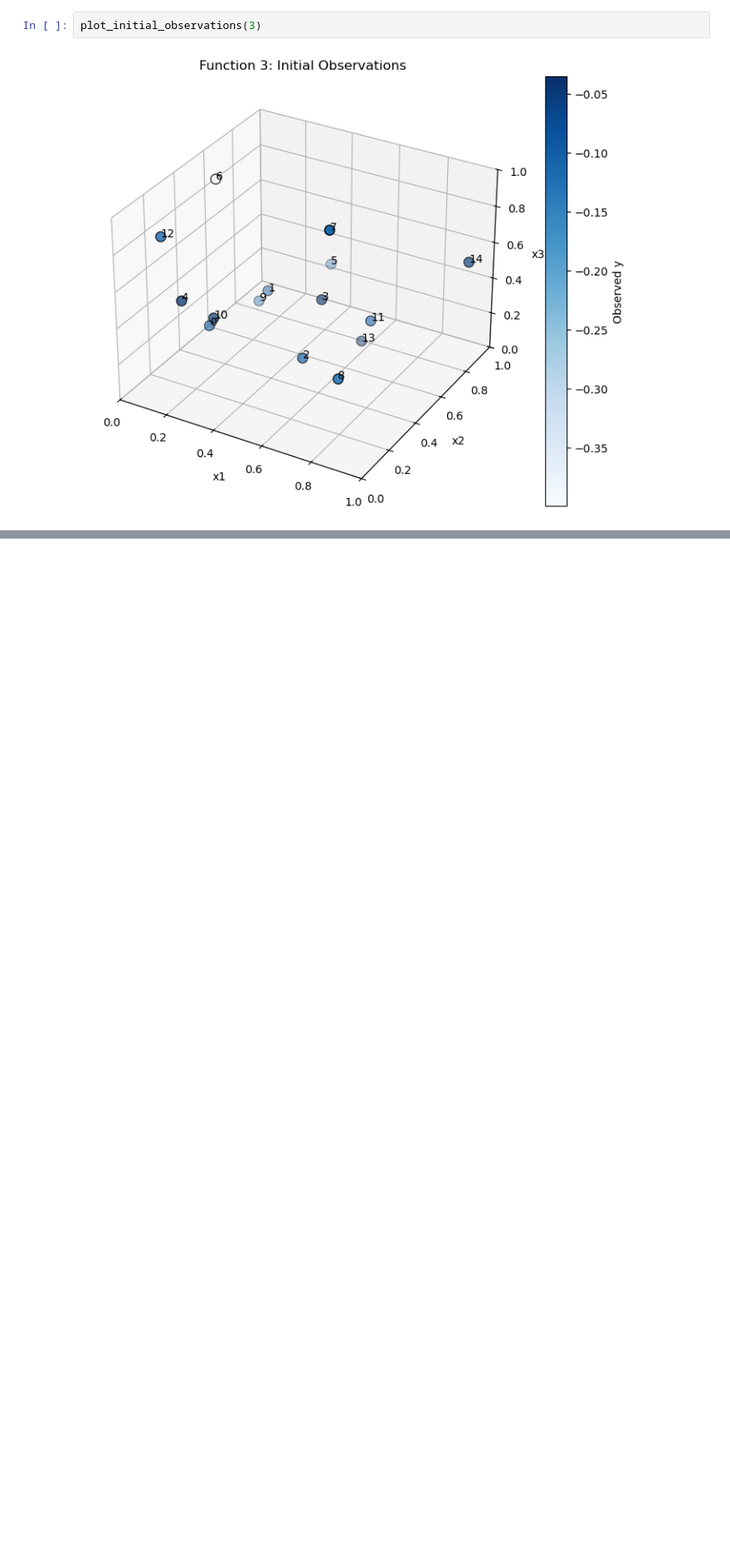
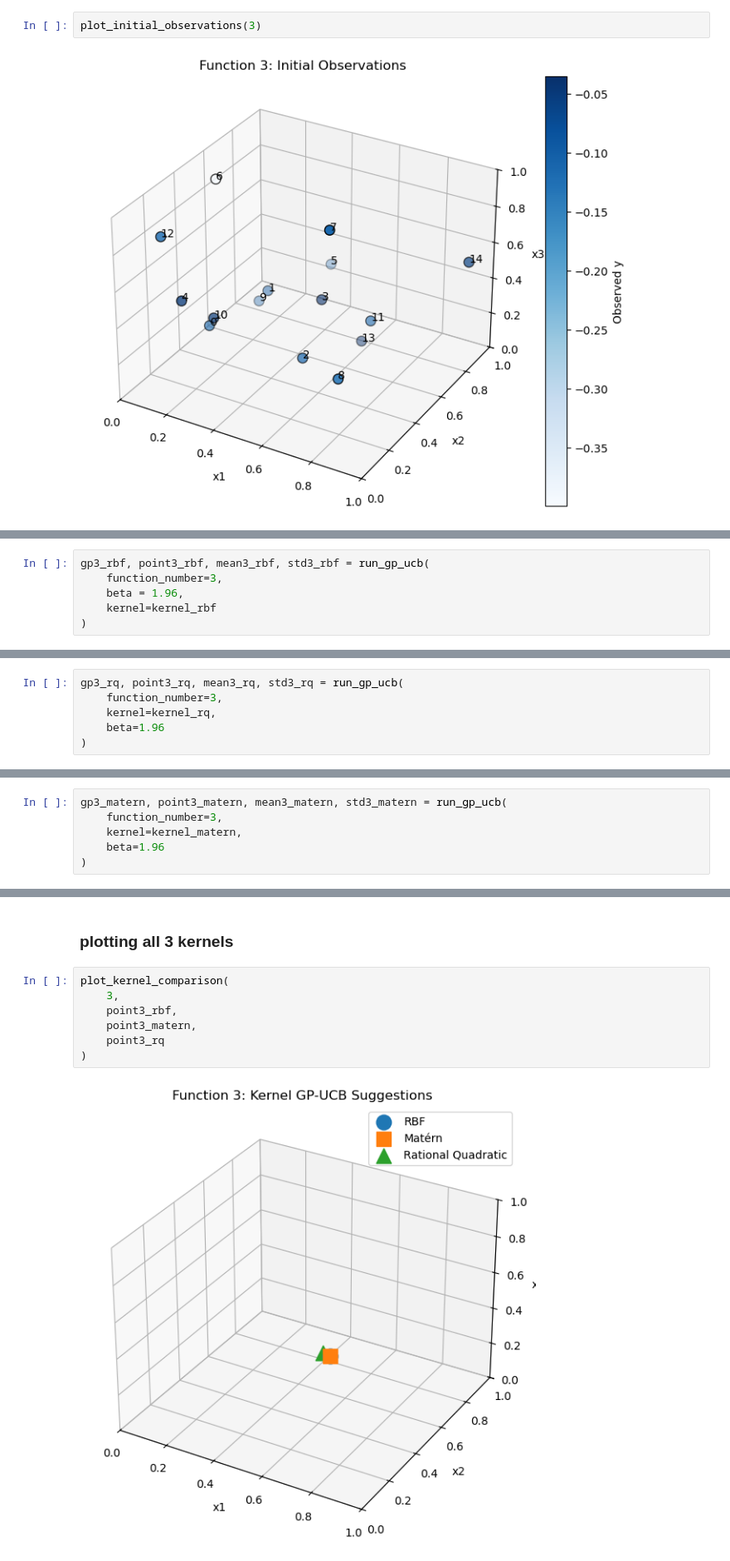
Before and after one commit to mkamar17/bbocapstone, a Jupyter notebook: project/stage-two/initial_data/master_notebook_analysis.ipynb, the cells around one changed output, grey strips where cells are left out. Shown at 83% size. Drawn from its saved outputs; the diff is of its cells as text; blank space fills up the shorter version.

Commit message:
completed query choices for all functions using gp with 3 different kernels approach

```diff
--- a/project/stage-two/initial_data/master_notebook_analysis.ipynb
+++ b/project/stage-two/initial_data/master_notebook_analysis.ipynb
@@ -419,0 +456,6 @@ plt.show()
+# %%
+gp3_rbf, point3_rbf, mean3_rbf, std3_rbf = run_gp_ucb(
+    function_number=3,
+    beta = 1.96,
+    kernel=kernel_rbf
+)
@@ -419,0 +469,6 @@ plt.show()
+# %%
+gp3_rq, point3_rq, mean3_rq, std3_rq = run_gp_ucb(
+    function_number=3,
+    kernel=kernel_rq,
+    beta=1.96
+)
@@ -419,0 +482,6 @@ plt.show()
+# %%
+gp3_matern, point3_matern, mean3_matern, std3_matern = run_gp_ucb(
+    function_number=3,
+    kernel=kernel_matern,
+    beta=1.96
+)
@@ -419,0 +495,11 @@ plt.show()
+# %% [markdown]
+### plotting all 3 kernels
+# %%
+plot_kernel_comparison(
+    3,
+    point3_rbf,
+    point3_matern,
+    point3_rq
+)
+# %% [output]
+[figure, added]
```
Also changed, not shown: parts of 50 cells of this notebook.
